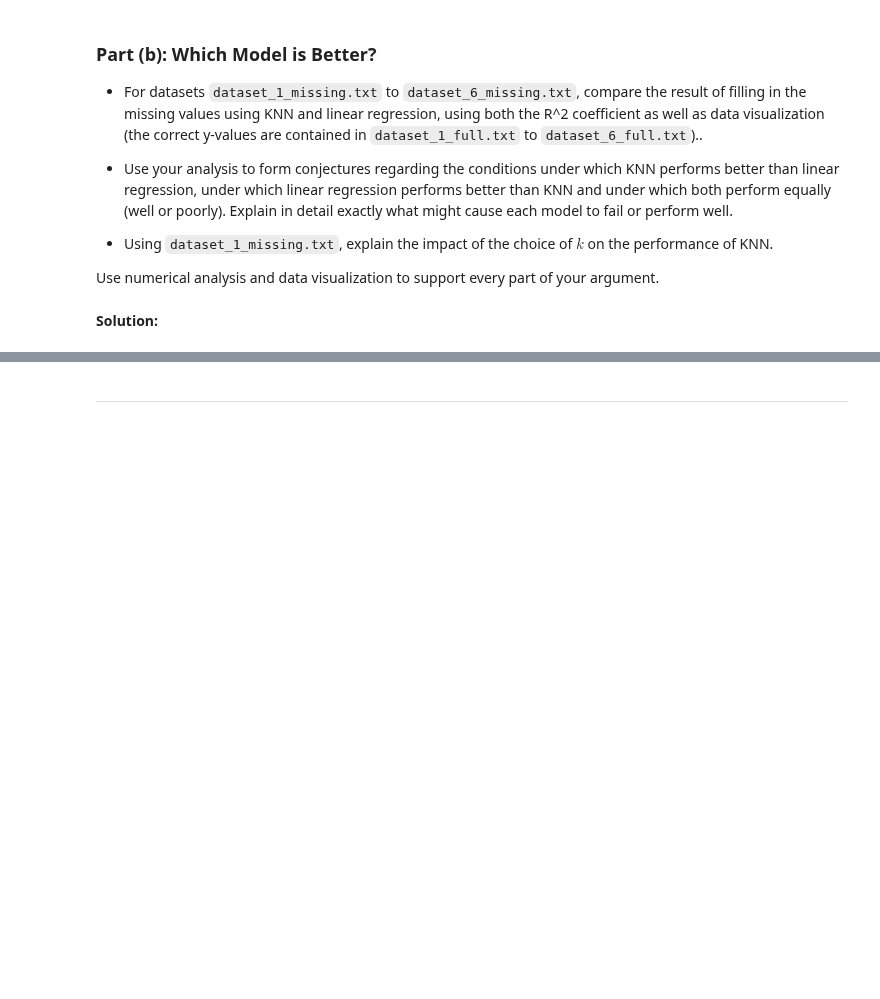
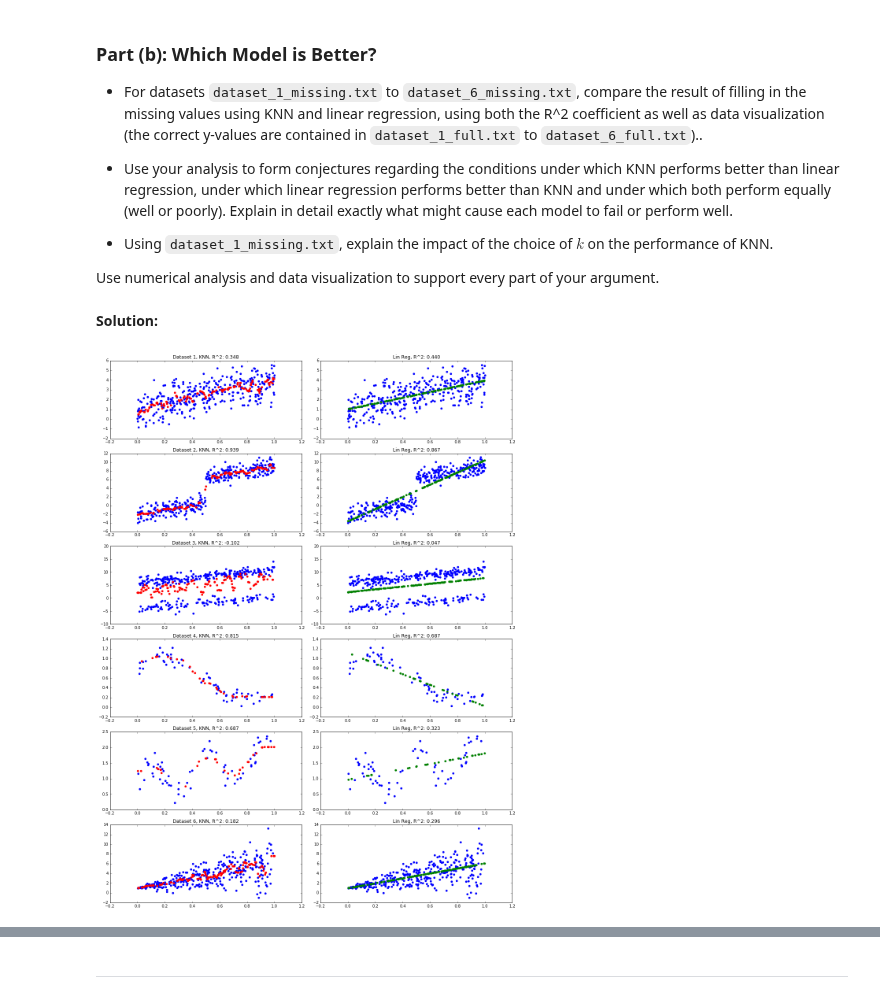
Before and after one commit to colbyZ/test1, a Jupyter notebook: hw/hw2/Zambalayev_Timur_CSCI_E_109a_HW2.ipynb, the cells around one changed output, grey strips where cells are left out. Drawn from its saved outputs; the diff is of its cells as text; code cells hidden in the pictures; blank space fills up the shorter version.

```diff
--- a/hw/hw2/Zambalayev_Timur_CSCI_E_109a_HW2.ipynb
+++ b/hw/hw2/Zambalayev_Timur_CSCI_E_109a_HW2.ipynb
@@ -370,3 +394,60 @@ We'll split the data set into two parts: without missing values and with. We'll
 Use numerical analysis and data visualization to support every part of your argument.
 # %% [markdown]
 **Solution:**
+# %%
+def scatter(ax, predicted_df, indices, color):
+    ax.scatter(predicted_df.loc[indices]['x'].values,
+               predicted_df.loc[indices]['y'].values,
+               color=color)
+
+
+def plot_ax(ax, predicted_df, dataset_data, no_ind_color, title):
+    no_y_ind = dataset_data[2]
+    with_y_ind = dataset_data[3]
+    scatter(ax, predicted_df, with_y_ind, 'blue')
+    scatter(ax, predicted_df, no_y_ind, no_ind_color)
+    ax.set_title(title)
+
+
+def plot_missing(ax1, ax2, predicted_knn, r_knn, predicted_lin, r_lin, dataset_data, dataset_i):
+    plot_ax(ax1, predicted_knn, dataset_data, 'red', 'Dataset %d, KNN, R^2: %.3f' % (dataset_i, r_knn))
+    plot_ax(ax2, predicted_lin, dataset_data, 'green', 'Lin Reg, R^2: %.3f' % r_lin)
+
+
+def get_dataset_data(dataset_i):
+    # Read dataset i
+    missing_df = pd.read_csv('./dataset/dataset_%d_missing.txt' % dataset_i)
+    full_df = pd.read_csv('./dataset/dataset_%d_full.txt' % dataset_i)
+
+    no_y_ind = missing_df[missing_df['y'].isnull()].index
+    with_y_ind = missing_df[missing_df['y'].notnull()].index
+    return missing_df, full_df, no_y_ind, with_y_ind
+
+
+def handling_missing_data():
+    # number of neighbours
+    k = 10
+
+    n_datasets = 6
+
+    # plot predicted points
+    fig, ax_pairs = plt.subplots(n_datasets, 2, figsize=(15, 3.3 * n_datasets))
+
+    for dataset_i in range(1, n_datasets + 1):
+        dataset_data = get_dataset_data(dataset_i)
+
+        predicted_knn, r_knn = fill(KNN(n_neighbors=k), dataset_data)
+        predicted_lin, r_lin = fill(Lin_Reg(), dataset_data)
+
+        ax_pair = ax_pairs[dataset_i - 1]
+        plot_missing(ax_pair[0], ax_pair[1],
+                     predicted_knn, r_knn, predicted_lin,
+                     r_lin, dataset_data, dataset_i)
+
+    plt.tight_layout()
+    plt.show()
+
+
+handling_missing_data()
+# %% [output]
+[figure, added]
```
Also changed, not shown: parts of 6 cells of this notebook, 2 other files.
